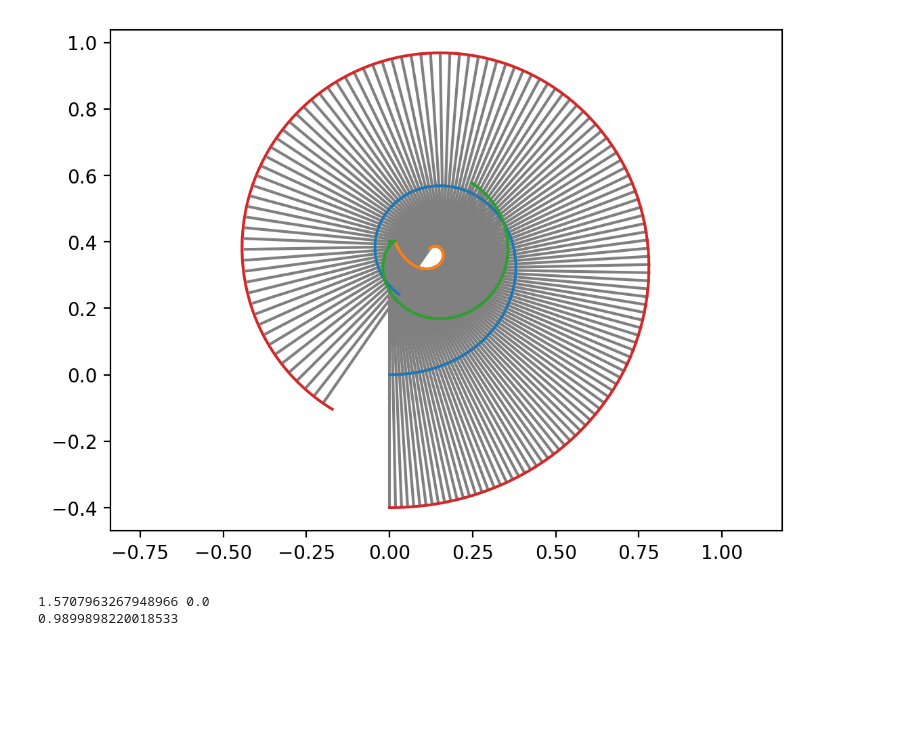
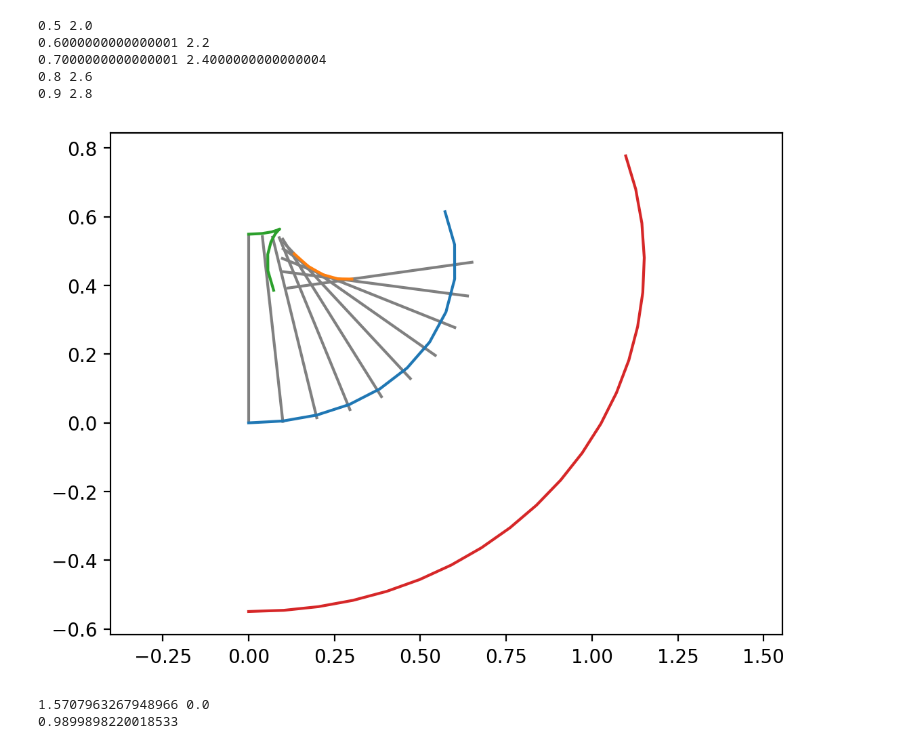
Before and after one commit to msiglreith/nari, a Jupyter notebook: euler.ipynb, the cells around one changed output. Cells and saved outputs as stored; diff of their text form; code cells hidden in the pictures; blank space fills up the shorter version.

Commit message:
euler: start implementing stroking

```diff
--- a/euler.ipynb
+++ b/euler.ipynb
@@ -93,13 +93,14 @@ def spiro_n(k0, k1):
         return (px * s1s0, py * s1s0)
 
 def eval_euler(s0, s1, u):
+    th = u[0]
     k0 = u[1]
     k1 = u[2]
 
     s1s0 = s1 - s0
     s = (s0 + s1) * 0.5
     u, v = spiro_n(s1s0 * (k0 + k1 * s), s1s0**2 * k1)
-    theta = k0 * s + 0.5 * k1 * s**2
+    theta = k0 * s + 0.5 * k1 * s**2 + th
     tc, ts = np.cos(theta), np.sin(theta)
     x = s1s0 * (tc * u - ts * v)
     y = s1s0 * (tc * v + ts * u)
@@ -113,20 +114,20 @@ def fit_euler(th0, th1):
     k1 = 6 * (1 - ((.5 / np.pi) * k0) ** 3) * e_old
     for i in range(10):
         x, y = spiro(k0, k1)
-        e = (th1 - th0) + 2 * np.arctan2(y, x) - .25 * k1
+        theta = np.arctan2(y, x)
+        e = (th1 - th0) + 2 * theta - .25 * k1
         if abs(e) < 1e-9:
-            break
+            chord = np.hypot(x, y)
+            return k0, k1, theta, chord
         k1_old, e_old, k1 = k1, e, k1 + (k1_old - k1) * e / (e - e_old)
-
-    return k0, k1
 # %%
-ds = 0.01
+ds = 0.1
 s = 0.0
-L = 1.4
+L = 1.0
 
 n = int(L / ds)
 
-def spiral(t0, t1, k0, k1, offset=0.0):
+def spiral(t0, t1, k0, k1, theta = 0.0, offset=0.0):
     x = []
     y = []
 
@@ -136,7 +137,7 @@ def spiral(t0, t1, k0, k1, offset=0.0):
     t = t0
     while t <= t1:
         curvature = k0 + k1 * t
-        phi = k1 * t**2 / 2.0 + k0 * t
+        phi = k1 * t**2 / 2.0 + k0 * t + theta
 
         x.append(xn - offset * np.sin(phi))
         y.append(yn + offset * np.cos(phi))
@@ -144,9 +145,9 @@ def spiral(t0, t1, k0, k1, offset=0.0):
         darc = ds
 
         cusp = np.abs(1.0 - offset * curvature)
-        darc = min(1.0 / cusp, 1.0) * ds
+        darc = min(1.0 / max(cusp, 0.0001), 1.0) * ds
 
-        xk, yk = eval_euler(t, t+darc, [0.0, k0, k1])
+        xk, yk = eval_euler(t, t+darc, [theta, k0, k1])
 
         xn += xk # darc * np.cos(phi)
         yn += yk # darc * np.sin(phi)
@@ -171,6 +172,7 @@ def spiral_evolute(k0, k1, offset=0.0):
         p = 0.0
 
         if curvature != 0.0 and 1.0 < offset * curvature:
+            print(t, curvature)
             p = 1.0 / curvature
 
             x.append(xn - p * np.sin(phi))
@@ -205,40 +207,49 @@ def spiral_offset_lines(k0, k1, offset):
         yn += ds * np.sin(phi)
 
     return LineCollection(lines, linestyle = "solid", colors="gray")
 
 def curve_length(x, y):
     length = 0.0
     for i in range(1, len(x)):
         dx = x[i] - x[i-1]
         dy = y[i] - y[i-1]
         darc = np.sqrt(dx * dx + dy * dy)
 
         length += darc
     return length
 
-k0 = 2.0
-k1 = 3.0
+k0 = 1.0
+k1 = 2.0
 phi0 = 0.0
 
+dpi = 1.0
+scale = dpi * 182.15316943682936
+offset = 100.0 * dpi / 182.15316943682936
+
 [x0, y0] = spiral(0.0, L, k0, k1, offset = 0.0)
-[x1, y1] = spiral(0.0, L, k0, k1, offset = 0.4)
-[x2, y2] = spiral(0.0, L, k0, k1, offset = -0.4)
-[xe0, ye0] = spiral_evolute(k0, k1, offset = 0.4)
-normals0 = spiral_offset_lines(k0, k1, offset = 0.4)
-normals1 = spiral_offset_lines(k0, k1, offset = -0.4)
+[x1, y1] = spiral(0.0, L, k0, k1, offset = offset)
+[x2, y2] = spiral(0.0, L, k0, k1, offset = -offset)
+[xe0, ye0] = spiral_evolute(k0, k1, offset = offset)
+normals0 = spiral_offset_lines(k0, k1, offset = offset)
+normals1 = spiral_offset_lines(k0, k1, offset = -offset)
 
 #print(curve_length(x0, y0, 0.0))
 # print(curve_length(x1, y1, 0.4))
 
 fig, ax = plt.subplots()
 ax.add_collection(normals0)
-ax.add_collection(normals1)
+#ax.add_collection(normals1)
 ax.plot(x0, y0)
 ax.plot(xe0, ye0)
 ax.plot(x1, y1)
 ax.plot(x2, y2)
 ax.axis('equal')
 plt.show()
 # %% [output]
+0.5 2.0
+0.6000000000000001 2.2
+0.7000000000000001 2.4000000000000004
+0.8 2.6
+0.9 2.8
-[figure, old version]
+[figure, new version]
 # %%
```
Also changed, not shown: parts of 2 cells of this notebook, 8 other files.
